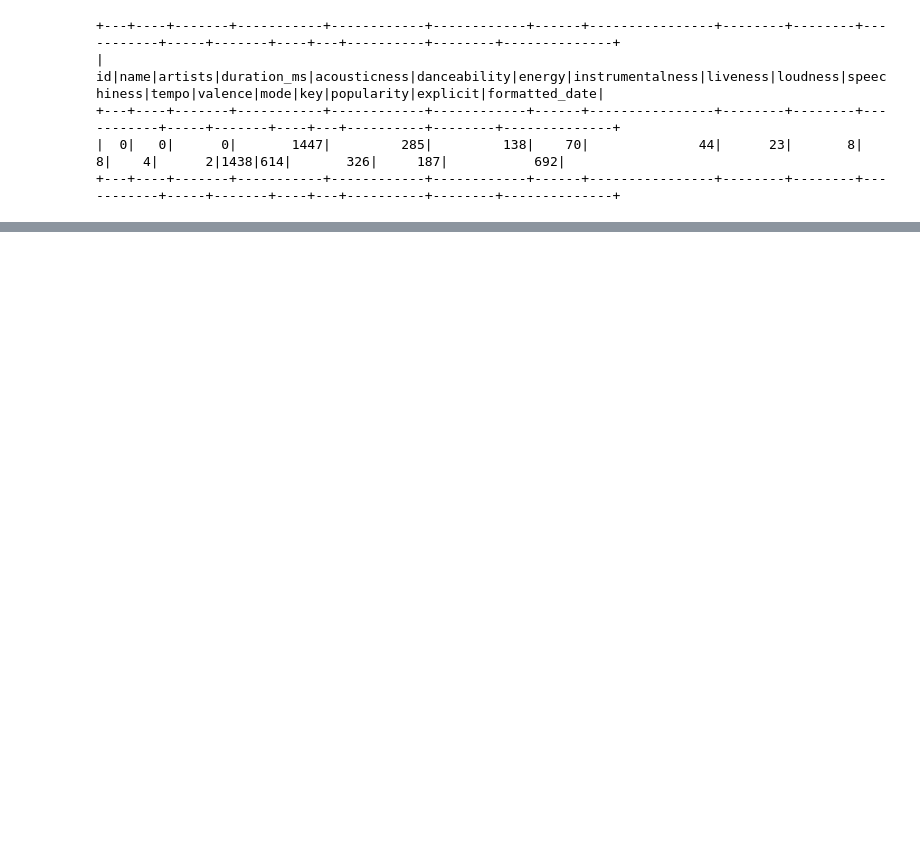
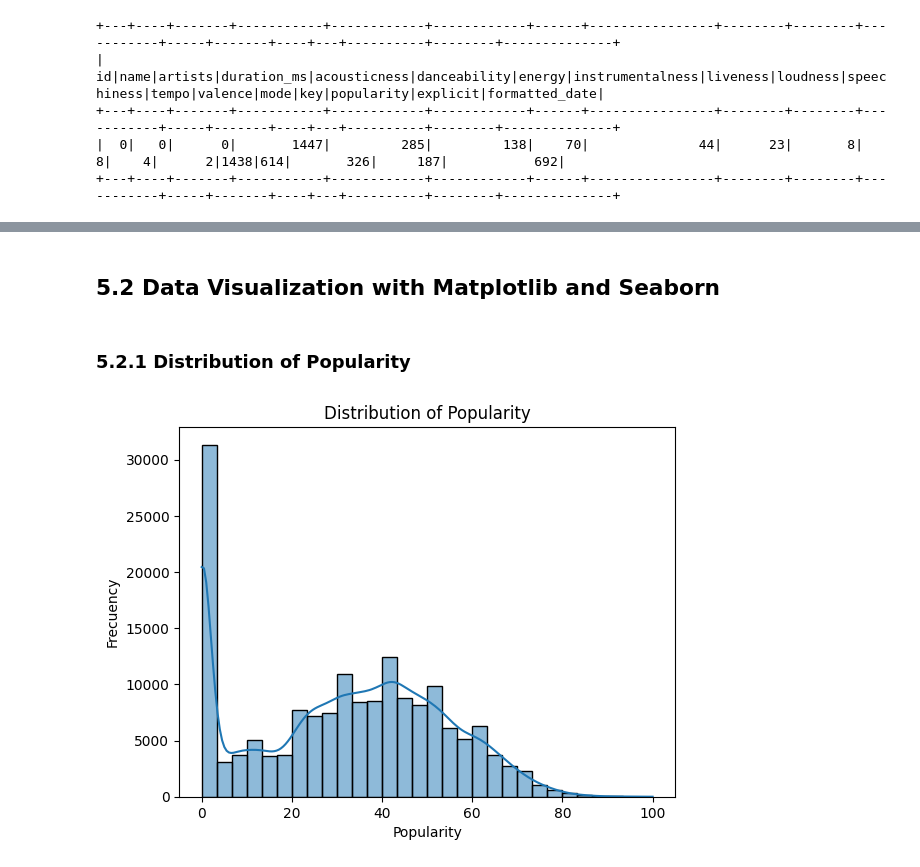
Before and after one commit to projects-data-engineer/spotify-pyspark, a Jupyter notebook: spotify.ipynb, the cells around one changed output, grey strips where cells are left out. Saved outputs shown, nothing was run; the diff lists cells and outputs as text; code cells hidden in the pictures; blank space fills up the shorter version.

```diff
--- a/spotify.ipynb
+++ b/spotify.ipynb
@@ -337,3 +341,5 @@ null_counts.show()
 +---+----+-------+-----------+------------+------------+------+----------------+--------+--------+-----------+-----+-------+----+---+----------+--------+--------------+
 |  0|   0|      0|       1447|         285|         138|    70|              44|      23|       8|          8|    4|      2|1438|614|       326|     187|           692|
 +---+----+-------+-----------+------------+------------+------+----------------+--------+--------+-----------+-----+-------+----+---+----------+--------+--------------+
+# %%
+df = df.dropna(subset=["acousticness","energy","tempo","valence","popularity","explicit","formatted_date","mode","key","duration_ms"])
@@ -339,0 +362,2 @@ null_counts.show()
+# %%
+df = df.drop("id")
@@ -339,0 +382,2 @@ null_counts.show()
+# %% [markdown]
+## 5.2 Data Visualization with Matplotlib and Seaborn
@@ -339,0 +387,12 @@ null_counts.show()
+# %%
+df_pandas = df.toPandas()
+# %% [markdown]
+### 5.2.1 Distribution of Popularity
+# %%
+sns.histplot(df_pandas['popularity'], kde=True, bins=30)
+plt.title("Distribution of Popularity")
+plt.xlabel("Popularity")
+plt.ylabel("Frecuency")
+plt.show()
+# %% [output]
+[figure, added]
```
Also changed, not shown: parts of 45 cells of this notebook, 18 other files.
